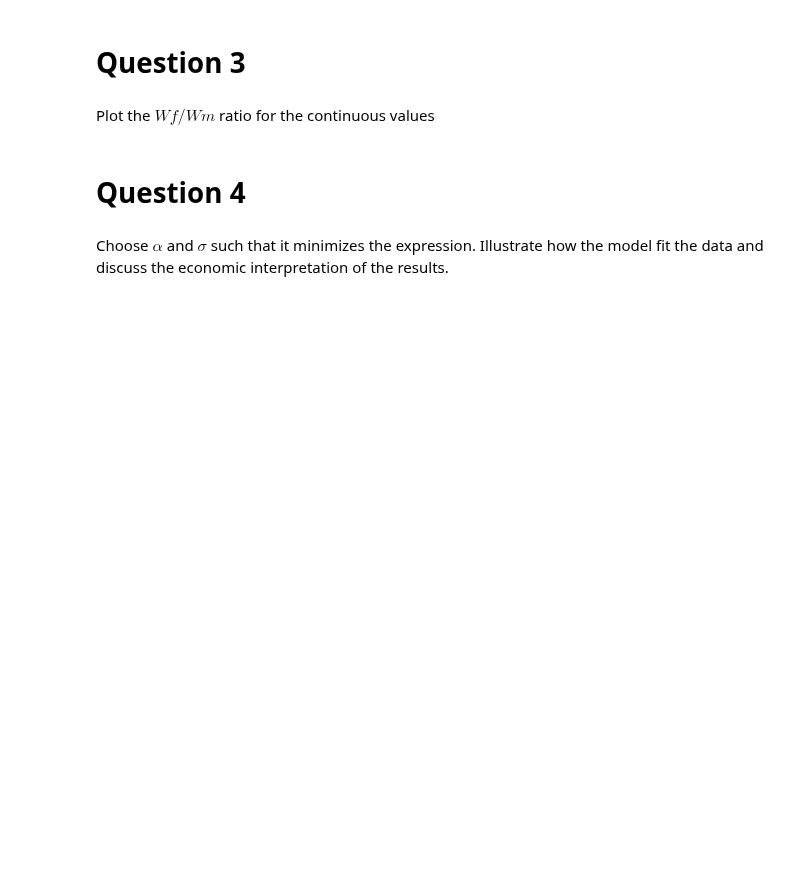
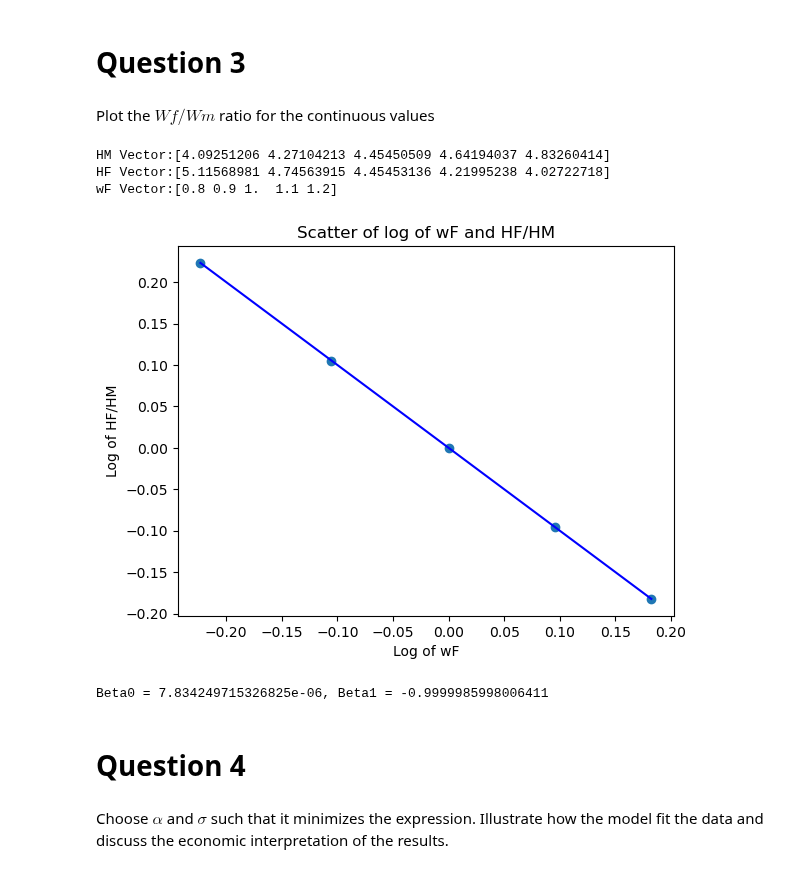
Before and after one commit to NumEconCopenhagen/projects-2023-jt, a Jupyter notebook: inauguralproject/inauguralproject.ipynb, the cells around one changed output. Saved outputs shown, nothing was run; the diff lists cells and outputs as text; code cells hidden in the pictures; blank space fills up the shorter version.

```diff
--- a/inauguralproject/inauguralproject.ipynb
+++ b/inauguralproject/inauguralproject.ipynb
@@ -40,6 +93,15 @@ plotting $Wf/Wm$ ratio
 # Question 3
 # %% [markdown]
 Plot the $Wf / Wm$ ratio for the continuous values
+# %%
+model.solve_wF_vec(do_plot=True, do_print=True)
+model.run_regression(print_beta=True)
+# %% [output]
+HM Vector:[4.09251206 4.27104213 4.45450509 4.64194037 4.83260414]
+HF Vector:[5.11568981 4.74563915 4.45453136 4.21995238 4.02722718]
+wF Vector:[0.8 0.9 1.  1.1 1.2]
+[figure, added]
+Beta0 = 7.834249715326825e-06, Beta1 = -0.9999985998006411
 # %% [markdown]
 # Question 4
 # %% [markdown]
```
Also changed, not shown: parts of 10 cells of this notebook.
